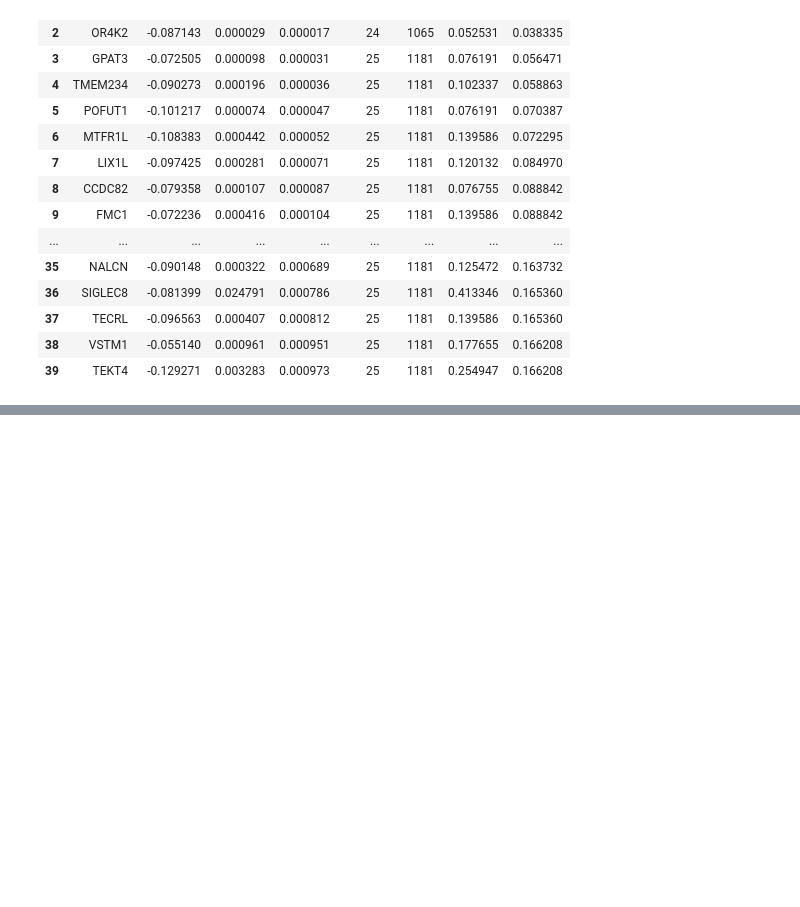
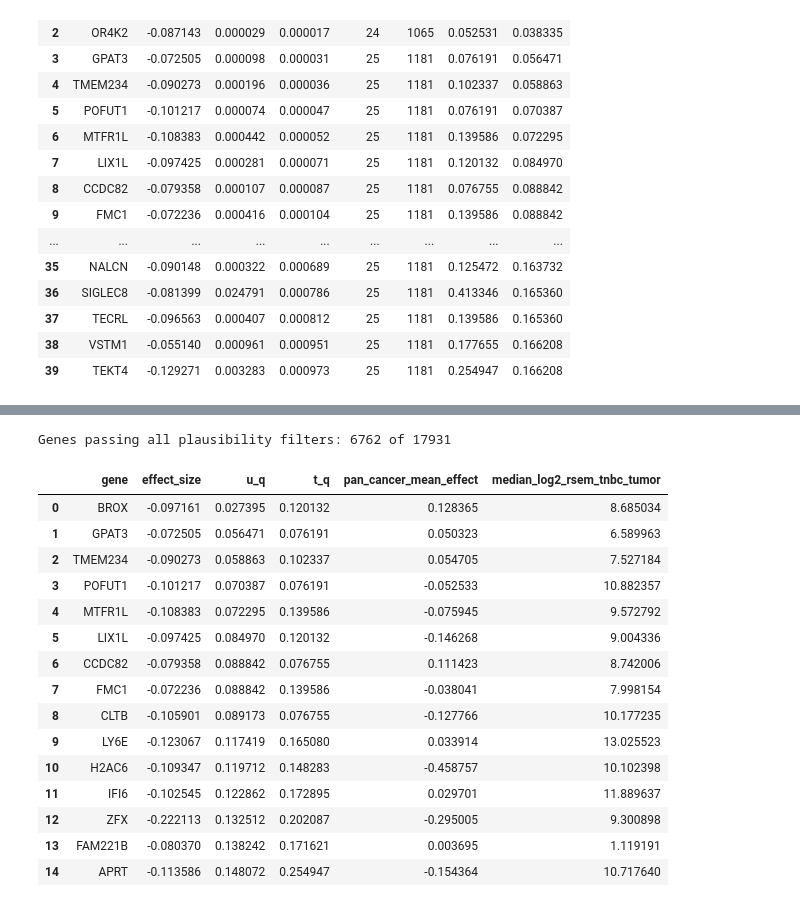
Before and after one commit to tuhinc5203/oncology-target-discovery, a Jupyter notebook: notebooks/02_selective_essentiality.ipynb, the cells around one changed output, grey strips where cells are left out. Drawn from its saved outputs; the diff is of its cells as text; code cells hidden in the pictures; blank space fills up the shorter version.

```diff
--- a/notebooks/02_selective_essentiality.ipynb
+++ b/notebooks/02_selective_essentiality.ipynb
@@ -14,10 +14,16 @@ import numpy as np
 import pandas as pd
 from scipy import stats
 
-from data_utils import load_model_metadata, load_gene_effect, get_tnbc_model_ids
+from data_utils import (
+    load_model_metadata, load_gene_effect, get_tnbc_model_ids,
+    load_tcga_expression, load_tcga_clinical_cdes, get_tnbc_patient_barcodes,
+    tcga_patient_barcode, tcga_is_tumor_sample,
+)
 
 model = load_model_metadata()
 effect = load_gene_effect()
+expr = load_tcga_expression()
 print("Gene effect matrix:", effect.shape)
+print("TCGA expression matrix:", expr.shape)
 # %% [output]
 Gene effect matrix: (1208, 18531)
@@ -195,0 +210,8 @@ memory here.
+# %%
+# Pan-cancer mean effect: is this gene essential everywhere, not just TNBC?
+pan_cancer_mean = effect.mean(axis=0)
+results["pan_cancer_mean_effect"] = results["gene"].map(pan_cancer_mean)
+
+print(results["pan_cancer_mean_effect"].describe())
+print(f"\nGenes with pan-cancer mean < -1.0 (Chronos convention for 'common essential'): "
+      f"{(results['pan_cancer_mean_effect'] < -1.0).sum()} of {len(results)}")
@@ -195,0 +321,31 @@ memory here.
+# %%
+plausible = results[
+    (results["effect_size"] < 0)
+    & (results["pan_cancer_mean_effect"] > -1.0)
+    & (results["median_log2_rsem_tnbc_tumor"] > 1.0)
+].sort_values("u_q")
+
+print(f"Genes passing all plausibility filters: {len(plausible)} of {len(results)}")
+
+shortlist_v2 = plausible.head(40).reset_index(drop=True)
+shortlist_v2.to_csv("../data/processed/depmap_tnbc_shortlist_v2.csv", index=False)
+results.to_csv("../data/processed/depmap_tnbc_essentiality.csv", index=False)
+shortlist_v2[["gene", "effect_size", "u_q", "t_q", "pan_cancer_mean_effect", "median_log2_rsem_tnbc_tumor"]].head(15)
+# %% [output]
+Genes passing all plausibility filters: 6762 of 17931
+|  | gene | effect_size | u_q | t_q | pan_cancer_mean_effect | median_log2_rsem_tnbc_tumor |
+| 0 | BROX | -0.097161 | 0.027395 | 0.120132 | 0.128365 | 8.685034 |
+| 1 | GPAT3 | -0.072505 | 0.056471 | 0.076191 | 0.050323 | 6.589963 |
+| 2 | TMEM234 | -0.090273 | 0.058863 | 0.102337 | 0.054705 | 7.527184 |
+| 3 | POFUT1 | -0.101217 | 0.070387 | 0.076191 | -0.052533 | 10.882357 |
+| 4 | MTFR1L | -0.108383 | 0.072295 | 0.139586 | -0.075945 | 9.572792 |
+| 5 | LIX1L | -0.097425 | 0.084970 | 0.120132 | -0.146268 | 9.004336 |
+| 6 | CCDC82 | -0.079358 | 0.088842 | 0.076755 | 0.111423 | 8.742006 |
+| 7 | FMC1 | -0.072236 | 0.088842 | 0.139586 | -0.038041 | 7.998154 |
+| 8 | CLTB | -0.105901 | 0.089173 | 0.076755 | -0.127766 | 10.177235 |
+| 9 | LY6E | -0.123067 | 0.117419 | 0.165080 | 0.033914 | 13.025523 |
+| 10 | H2AC6 | -0.109347 | 0.119712 | 0.148283 | -0.458757 | 10.102398 |
+| 11 | IFI6 | -0.102545 | 0.122862 | 0.172895 | 0.029701 | 11.889637 |
+| 12 | ZFX | -0.222113 | 0.132512 | 0.202087 | -0.295005 | 9.300898 |
+| 13 | FAM221B | -0.080370 | 0.138242 | 0.171621 | 0.003695 | 1.119191 |
+| 14 | APRT | -0.113586 | 0.148072 | 0.254947 | -0.154364 | 10.717640 |
```
Also changed, not shown: parts of 11 cells of this notebook, 4 other files.
